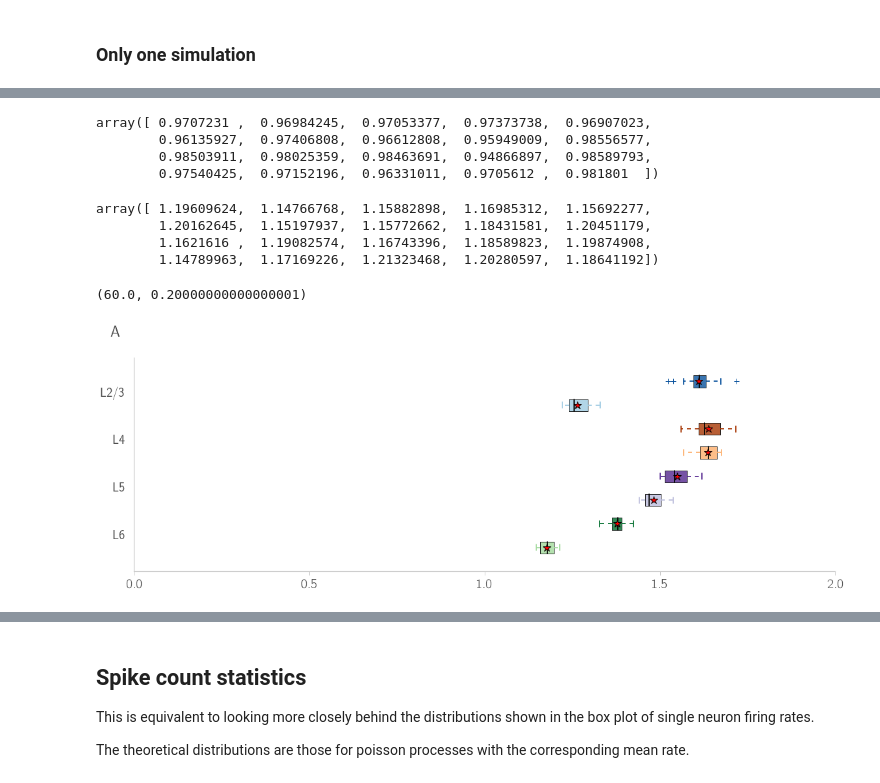
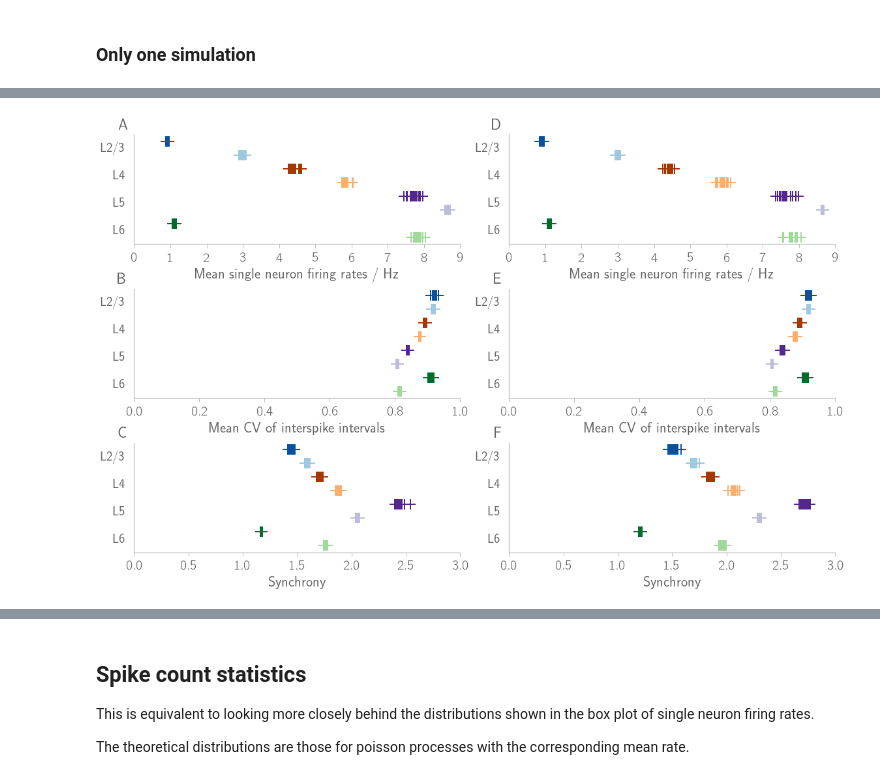
Before and after one commit to frschu/microcircuit, a Jupyter notebook: analysis/spike_count_statistics.ipynb, the cells around one changed output, grey strips where cells are left out. Cells and saved outputs as stored; diff of their text form; code cells hidden in the pictures.

```diff
--- a/analysis/spike_count_statistics.ipynb
+++ b/analysis/spike_count_statistics.ipynb
@@ -307,7 +291,7 @@ def plot_synchrony(ax, path_res_file, reverse_order=True):
 # %% [markdown]
 ### Only one simulation
 # %%
-def plot_data(ax, path_res_file,
+def plot_data_single(ax, path_res_file,
                    data_type="rates_mean",
                    xlabel="Mean single neuron firing rates / Hz",
                    reverse_order=True):
@@ -410,82 +327,57 @@ t_spikes = 18.02 s
-# %%
-all_data_sli[:,0]
-# %% [output]
-array([ 0.9707231 ,  0.96984245,  0.97053377,  0.97373738,  0.96907023,
-        0.96135927,  0.97406808,  0.96612808,  0.95949009,  0.98556577,
-        0.98503911,  0.98025359,  0.98463691,  0.94866897,  0.98589793,
-        0.97540425,  0.97152196,  0.96331011,  0.9705612 ,  0.981801  ])
-# %%
-all_data[:,0]
-# %% [output]
-array([ 1.19609624,  1.14766768,  1.15882898,  1.16985312,  1.15692277,
-        1.20162645,  1.15197937,  1.15772662,  1.18431581,  1.20451179,
-        1.1621616 ,  1.19082574,  1.16743396,  1.18589823,  1.19874908,
-        1.14789963,  1.17169226,  1.21323468,  1.20280597,  1.18641192])
-# %%
-data_file = "micro"
-data_sup_path = "/export/data-schuessler/data_microcircuit/"
-data_path = os.path.join(data_sup_path, data_file)
-sim_spec = "spon_act_statistic_sli"
-data_file_name  = sim_spec + ".hdf5"
-(area, t_sim, t_trans, t_measure, dt,
-        populations, layers, types,
-        n_populations, n_layers, n_types) = hf.basic_data(path_res_file)
-
-t_measure, t_trans
-# %% [output]
-(60.0, 0.20000000000000001)
 # %%
+plot_type = 0 # 0, 1, 2, see below
+if plot_type == 0:
+    plot_data = plot_data_cross
+elif plot_type == 1:
+    plot_data = plot_data_box
+elif plot_type == 2:
+    plot_data = plot_data_single
+
 fig = plt.figure()
 
-#for i, sli in enumerate([False, True]):
-if True:
-    i=0
-    sli=False
+for i, sli in enumerate([False, True]):
     # DATA
     data_path = "/export/data-schuessler/data_microcircuit/micro"
     #sim_spec = "spontaneous_activity"
     sim_spec = "spon_act_statistic"
     if sli:
         sim_spec += "_sli"
     data_file_name  = sim_spec + ".hdf5"
     res_file_name = sim_spec + "_res.hdf5"
     path_data_file = os.path.join(data_path, data_file_name)
     path_res_file = os.path.join(data_path, res_file_name)
-    (area, t_sim, t_trans, t_measure, dt,
-            populations, layers, types,
-            n_populations, n_layers, n_types) = hf.basic_data(path_res_file)
 
+    # # Rates
+    ax1 = hf.add_subplot(fig, n_rows_cols=(3, 2), index_row_col=(0, i), rowspan=1, colspan=1)
+    data_type="rates_mean"
+    xlabel="Mean single neuron firing rates / Hz"
+    plot_data(ax1, path_res_file, data_type, xlabel, reverse_order)
 
     # CV of interspike interval (ISI)
-    ax2 = hf.add_subplot(fig, n_rows_cols=(2, 1), index_row_col=(i, 0), rowspan=1, colspan=1)
-
+    ax2 = hf.add_subplot(fig, n_rows_cols=(3, 2), index_row_col=(1, i), rowspan=1, colspan=1)
     data_type="cv_isi_mean"
     xlabel="Mean CV of interspike intervals"
-    with h5py.File(path_res_file, "r") as res_file:
-        n_runs = len(res_file.keys())
-        data = np.zeros((n_runs, n_populations))
-        for i_run in range(n_runs):
-            res_grp = res_file[str(i_run)]
-            data[i_run] = res_grp[data_type][:]
+    plot_data(ax2, path_res_file, data_type, xlabel, reverse_order)
+    ax2.set_xlim(0, 1)
 
-    box_plot(ax2, data, path_res_file, reverse_order)
-
-    ax.set_xlabel(xlabel)
-
-    #plot_data(ax2, path_res_file, data_type, xlabel, reverse_order)
-    ax2.set_xlim(0, 2)
+    # # Synchrony
+    ax3 = hf.add_subplot(fig, n_rows_cols=(3, 2), index_row_col=(2, i), rowspan=1, colspan=1)
+    data_type="synchrony"
+    xlabel="Synchrony"
+    plot_data(ax3, path_res_file, data_type, xlabel, reverse_order)
+    ax3.set_xlim(0, 3.)
 
 # Label subfigures
-plot_labels = list('AB')
+plot_labels = list('ABCDEF')
 for ax, label in zip(fig.axes, plot_labels):
     ax.text(-0.02, 1.15, label, transform=ax.transAxes,
             fontsize=style.fontsize_labels_title, fontweight='bold', va='top', ha='right')
     # General rendering
     style.fixticks(ax)
     ax.yaxis.set_ticks_position('none')
 
 fig_name = "spontaneous_activity"
 if save_fig:
     hf.saving_fig(fig, figure_path, fig_name, verbose=False)
 # %% [output]
-[figure, old version]
+[figure, new version]
```
Also changed, not shown: parts of 18 cells of this notebook, 22 other files.
